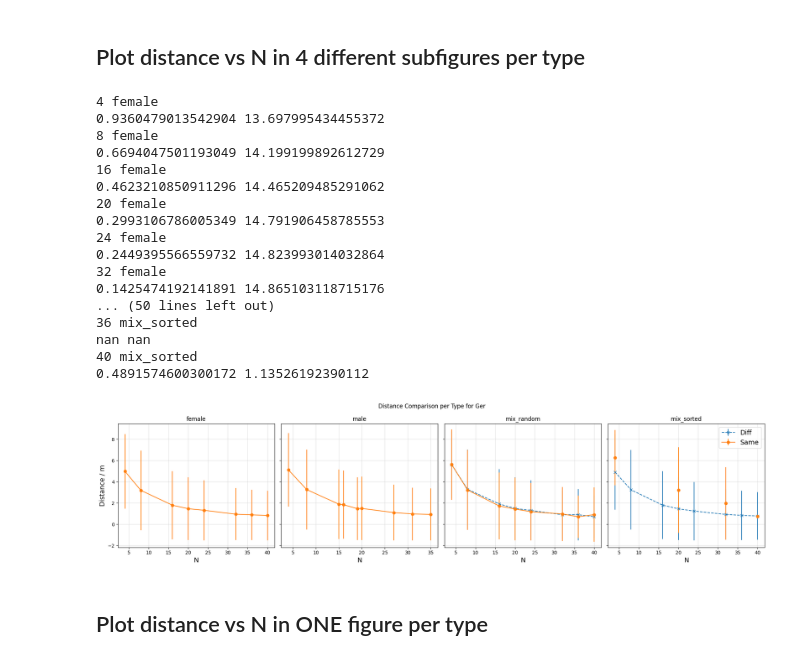
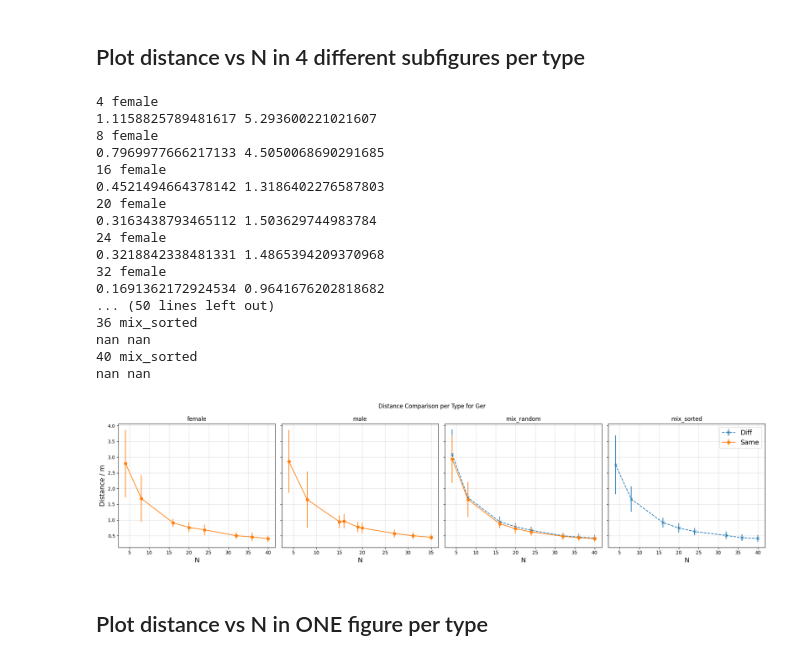
Before and after one commit to PedestrianDynamics/gender-experiments, a Jupyter notebook: notebooks/proximity_analysis.ipynb, the cells around one changed output. Saved outputs shown, nothing was run; the diff lists cells and outputs as text; code cells hidden in the pictures.

```diff
--- a/notebooks/proximity_analysis.ipynb
+++ b/notebooks/proximity_analysis.ipynb
@@ -82,6 +82,5 @@ def load_file(filename: str) -> pedpy.TrajectoryData:
     fps = calculate_fps(data)
     return pedpy.TrajectoryData(data=data, frame_rate=fps)
 # %%
-csv_file = "../app_data/proximity_analysis_results_linear.csv"
+csv_file = "../app_data/proximity_analysis_results.csv"
 euc = pd.read_csv(csv_file)
-euc
@@ -160,26 +145,26 @@ def plot_distance_comparison_by_type(df, country, output_pdf, method):
 # %%
 for country in ["ger"]:#["pal", "chn", "ger", "aus", "jap"]:
     figname = f'proximity/distance_type_density_{country}_linear.pdf'
-    plot_distance_comparison_by_type(df, country, figname, "linear")
+    plot_distance_comparison_by_type(euc, country, figname, "linear")
 # %% [output]
 4 female
-0.9360479013542904 13.697995434455372
+1.1158825789481617 5.293600221021607
 8 female
-0.6694047501193049 14.199199892612729
+0.7969977666217133 4.5050068690291685
 16 female
-0.4623210850911296 14.465209485291062
+0.4521494664378142 1.3186402276587803
 20 female
-0.2993106786005349 14.791906458785553
+0.3163438793465112 1.503629744983784
 24 female
-0.2449395566559732 14.823993014032864
+0.3218842338481331 1.4865394209370968
 32 female
-0.1425474192141891 14.865103118715176
+0.1691362172924534 0.9641676202818682
 ... (50 lines left out)
 36 mix_sorted
 nan nan
 40 mix_sorted
-0.4891574600300172 1.13526192390112
+nan nan
-[figure, old version]
+[figure, new version]
 # %% [markdown]
 ## Plot distance vs N in ONE figure per type
 # %%
```
Also changed, not shown: parts of 3 cells of this notebook, 4 other files.
